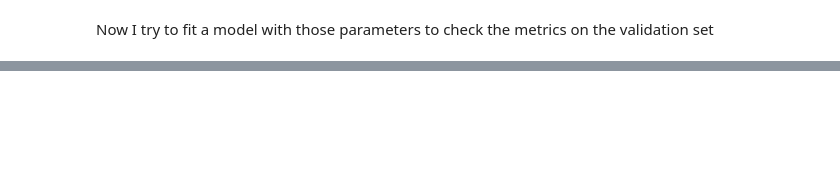
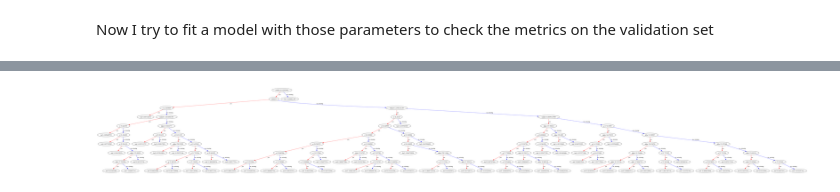
Before and after one commit to cancamilo/star-classifier, a Jupyter notebook: star_classification.ipynb, the cells around one changed output, grey strips where cells are left out. Saved outputs shown, nothing was run; the diff lists cells and outputs as text; code cells hidden in the pictures; blank space fills up the shorter version.

```diff
--- a/star_classification.ipynb
+++ b/star_classification.ipynb
@@ -434,0 +495,9 @@ weighted avg       0.97      0.97      0.97     20000
+# %%
+plt.figure(figsize=(100,100))
+ax = plt.gca()
+
+# plot the output tree via matplotlib, specifying the ordinal number of the target tree
+xgb.plot_tree(xgb_model, num_trees=xgb_model.best_iteration, ax=ax)
+plt.show()
+# %% [output]
+[figure, added]
```
Also changed, not shown: parts of 29 cells of this notebook, 7 other files.
